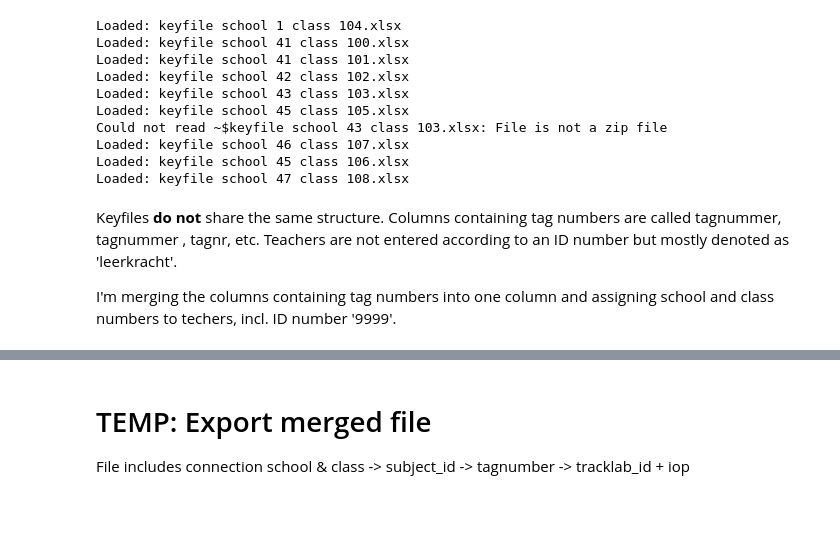
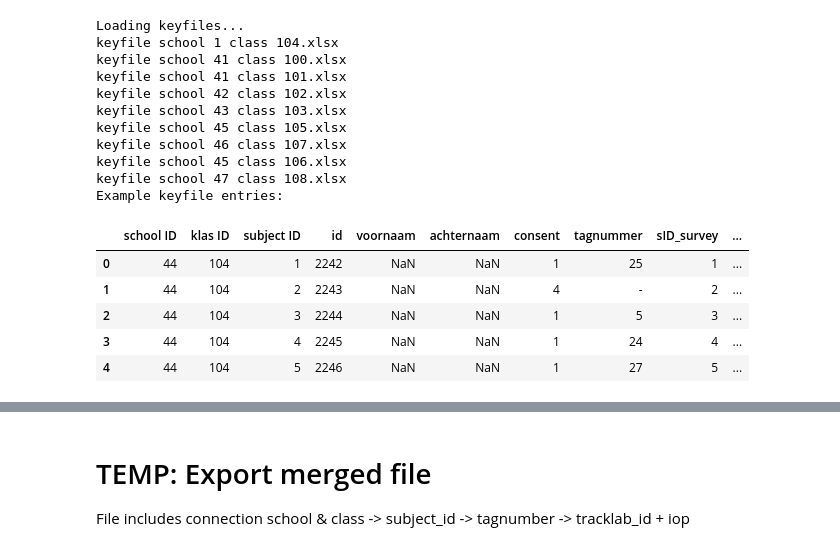
Before and after one commit to majaazdaja/dsp, a Jupyter notebook: notebooks/survey-data.ipynb, the cells around one changed output, grey strips where cells are left out. Saved outputs shown, nothing was run; the diff lists cells and outputs as text; code cells hidden in the pictures; blank space fills up the shorter version.

Commit message:
Cleaned up survey-data.ipynb

```diff
--- a/notebooks/survey-data.ipynb
+++ b/notebooks/survey-data.ipynb
@@ -151,25 +170,41 @@ Found /Volumes/WRKGRP/STD-FSW-BSI-SD-Movement_Tracking/dsp/data/02_interim/keyfi
 # %%
 folder = DATA_DIR / 'keyfiles'
-# file_path = folder.glob('*.xlsx')
 
+# Initiate empty df
 keyfiles = pd.DataFrame()
+
+print('Loading keyfiles...')
 
 for file in folder.glob('*.xlsx'):
     try:
         df = pd.read_excel(file, engine='openpyxl')
         df['source'] = file.stem
         keyfiles = pd.concat([keyfiles, df], ignore_index=True)
-        print(f'Loaded: {file.name}')
-    except Exception as e:
-        print(f'Could not read {file.name}: {e}')
+        print(f'{file.name}')
+    except:
+        # Hidden Excel temp files can mess up the loop
+        continue
+
+# Convert all entries to string
+keyfiles = keyfiles.apply(lambda x: x.apply(lambda y: str(int(y)) if pd.notna(y) and isinstance(y, (float, int)) else y))
+
+print('Example keyfile entries:')
+keyfiles.head()
 # %% [output]
-Loaded: keyfile school 1 class 104.xlsx
-Loaded: keyfile school 41 class 100.xlsx
-Loaded: keyfile school 41 class 101.xlsx
-Loaded: keyfile school 42 class 102.xlsx
-Loaded: keyfile school 43 class 103.xlsx
-Loaded: keyfile school 45 class 105.xlsx
-Could not read ~$keyfile school 43 class 103.xlsx: File is not a zip file
-Loaded: keyfile school 46 class 107.xlsx
-Loaded: keyfile school 45 class 106.xlsx
-Loaded: keyfile school 47 class 108.xlsx
+Loading keyfiles...
+keyfile school 1 class 104.xlsx
+keyfile school 41 class 100.xlsx
+keyfile school 41 class 101.xlsx
+keyfile school 42 class 102.xlsx
+keyfile school 43 class 103.xlsx
+keyfile school 45 class 105.xlsx
+keyfile school 46 class 107.xlsx
+keyfile school 45 class 106.xlsx
+keyfile school 47 class 108.xlsx
+Example keyfile entries:
+|  | school ID | klas ID | subject ID | id | voornaam | achternaam | consent | tagnummer | sID_survey | ... |
+| 0 | 44 | 104 | 1 | 2242 | NaN | NaN | 1 | 25 | 1 | ... |
+| 1 | 44 | 104 | 2 | 2243 | NaN | NaN | 4 | - | 2 | ... |
+| 2 | 44 | 104 | 3 | 2244 | NaN | NaN | 1 | 5 | 3 | ... |
+| 3 | 44 | 104 | 4 | 2245 | NaN | NaN | 1 | 24 | 4 | ... |
+| 4 | 44 | 104 | 5 | 2246 | NaN | NaN | 1 | 27 | 5 | ... |
@@ -179,5 +211 @@ keyfiles = keyfiles.apply(lambda x: x.apply(lambda y: str(int(y)) if pd.notna(y)
-# %% [markdown]
-Keyfiles **do not** share the same structure. Columns containing tag numbers are called tagnummer, tagnummer , tagnr, etc. Teachers are not entered according to an ID number but mostly denoted as 'leerkracht'.
-
-I'm merging the columns containing tag numbers into one column and assigning school and class numbers to techers, incl. ID number '9999'.
 # %%
```
Also changed, not shown: parts of 39 cells of this notebook.
